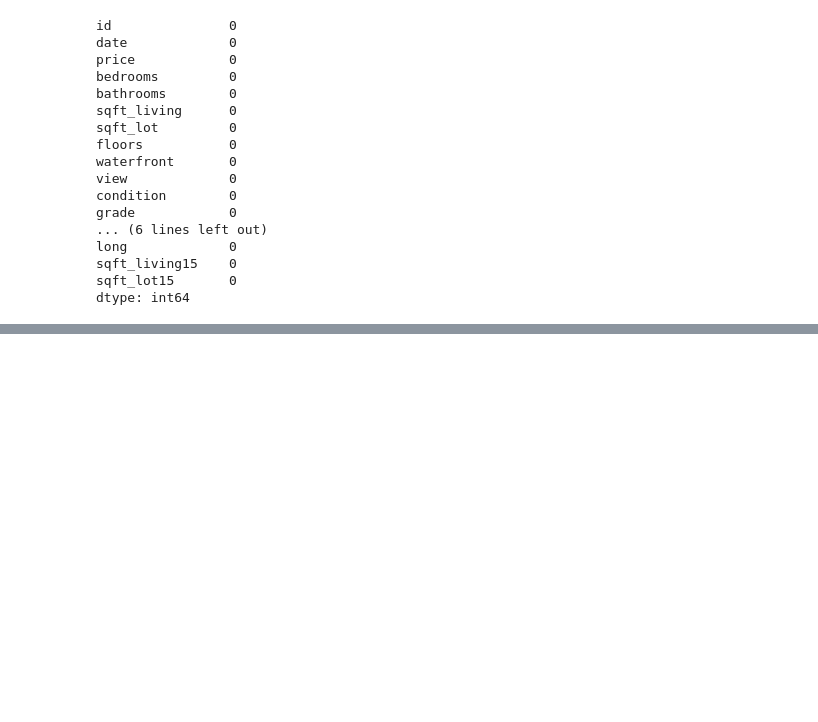
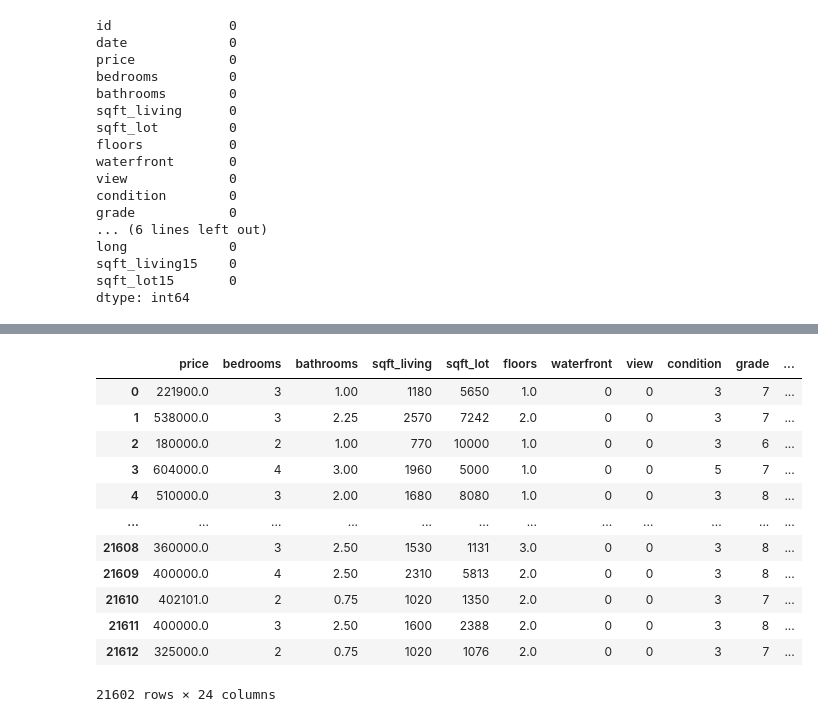
Before and after one commit to khuynh436/Housing-Price-Predictions, a Jupyter notebook: main.ipynb, the cells around one changed output, grey strips where cells are left out. Cells and saved outputs as stored; diff of their text form; code cells hidden in the pictures; blank space fills up the shorter version.

```diff
--- a/main.ipynb
+++ b/main.ipynb
@@ -108,0 +116,29 @@ df.describe()
+# %%
+# Tidy data, ensures each variable has a column
+df["date"] = pd.to_datetime(df.date)
+df["year"] = df.date.dt.year
+df["month"] = df.date.dt.month
+df["day"] = df.date.dt.day
+# Add a day_of_week column
+df["day_of_week"] = df.date.dt.day_name()
+# Drop date column
+df = df.drop("date", axis=1)
+
+df["is_renovated"] = np.where(df.yr_renovated == 0, 0, 1)
+df["yr_renovated"] = df.yr_renovated.replace(to_replace=0, value=np.nan)
+
+df
+# %% [output]
+|  | price | bedrooms | bathrooms | sqft_living | sqft_lot | floors | waterfront | view | condition | grade | ... |
+| 0 | 221900.0 | 3 | 1.00 | 1180 | 5650 | 1.0 | 0 | 0 | 3 | 7 | ... |
+| 1 | 538000.0 | 3 | 2.25 | 2570 | 7242 | 2.0 | 0 | 0 | 3 | 7 | ... |
+| 2 | 180000.0 | 2 | 1.00 | 770 | 10000 | 1.0 | 0 | 0 | 3 | 6 | ... |
+| 3 | 604000.0 | 4 | 3.00 | 1960 | 5000 | 1.0 | 0 | 0 | 5 | 7 | ... |
+| 4 | 510000.0 | 3 | 2.00 | 1680 | 8080 | 1.0 | 0 | 0 | 3 | 8 | ... |
+| ... | ... | ... | ... | ... | ... | ... | ... | ... | ... | ... | ... |
+| 21608 | 360000.0 | 3 | 2.50 | 1530 | 1131 | 3.0 | 0 | 0 | 3 | 8 | ... |
+| 21609 | 400000.0 | 4 | 2.50 | 2310 | 5813 | 2.0 | 0 | 0 | 3 | 8 | ... |
+| 21610 | 402101.0 | 2 | 0.75 | 1020 | 1350 | 2.0 | 0 | 0 | 3 | 7 | ... |
+| 21611 | 400000.0 | 3 | 2.50 | 1600 | 2388 | 2.0 | 0 | 0 | 3 | 8 | ... |
+| 21612 | 325000.0 | 2 | 0.75 | 1020 | 1076 | 2.0 | 0 | 0 | 3 | 7 | ... |
+21602 rows × 24 columns
```
Also changed, not shown: parts of 2 cells of this notebook.
